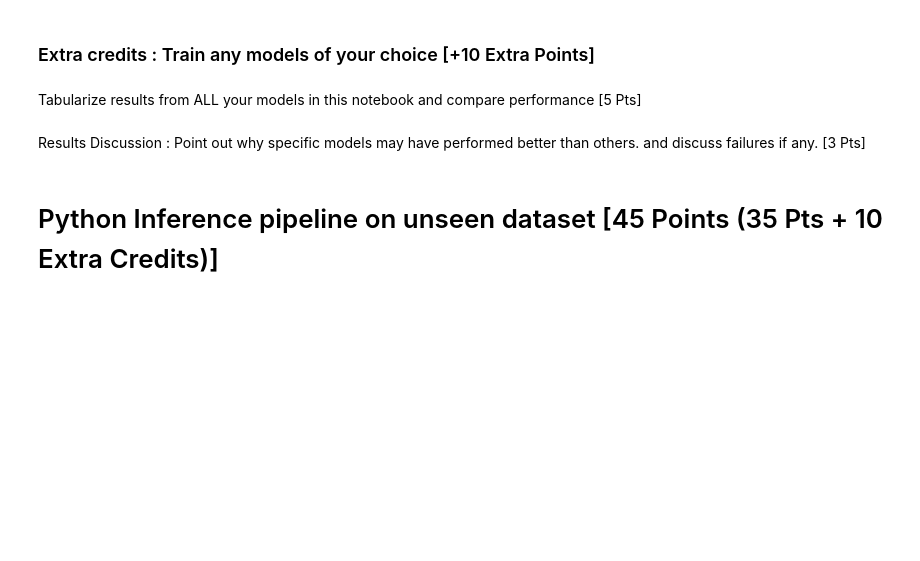
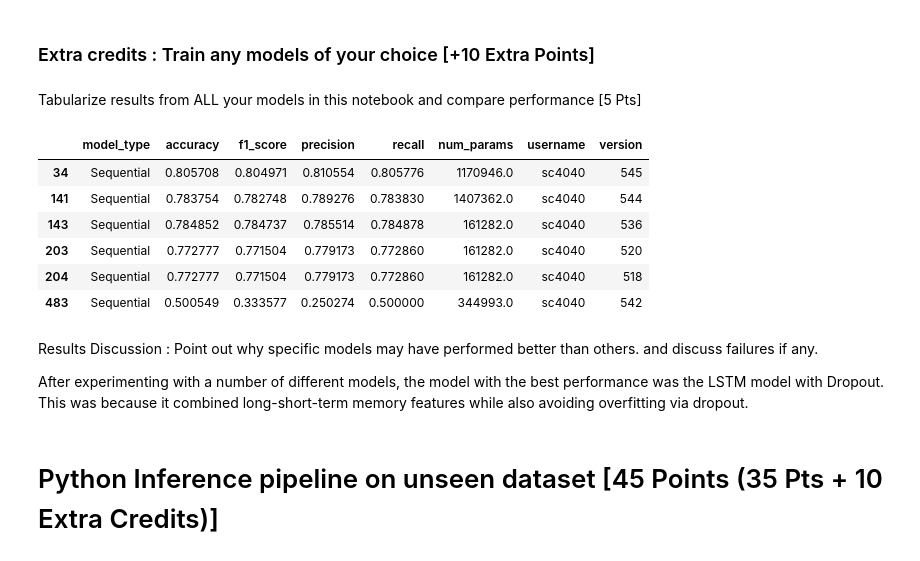
Before and after one commit to fsarshad/NLP, a Jupyter notebook: assignment3_Part2_1_sc4040_ajh2259_fsa2139.ipynb, the cells around one changed output. Saved outputs shown, nothing was run; the diff lists cells and outputs as text; code cells hidden in the pictures; blank space fills up the shorter version.

```diff
--- a/assignment3_Part2_1_sc4040_ajh2259_fsa2139.ipynb
+++ b/assignment3_Part2_1_sc4040_ajh2259_fsa2139.ipynb
@@ -933,8 +942,25 @@ upload_preds_to_aimodelshare(
 # Any modern models of your choice (should be released after BERT)
 # %% [markdown]
 Tabularize results from ALL your models in this notebook and compare performance [5 Pts]
+# %%
+# Get raw data in pandas data frame
+data = mycompetition.get_leaderboard()
+# %%
+tabular = data[["model_type", "accuracy", "f1_score", "precision", "recall", "num_params", "username", "version"]]
+tabular_group = tabular[tabular["version"].isin([518,520,536,542,544,545])]
+tabular_group
+# %% [output]
+|  | model_type | accuracy | f1_score | precision | recall | num_params | username | version |
+| 34 | Sequential | 0.805708 | 0.804971 | 0.810554 | 0.805776 | 1170946.0 | sc4040 | 545 |
+| 141 | Sequential | 0.783754 | 0.782748 | 0.789276 | 0.783830 | 1407362.0 | sc4040 | 544 |
+| 143 | Sequential | 0.784852 | 0.784737 | 0.785514 | 0.784878 | 161282.0 | sc4040 | 536 |
+| 203 | Sequential | 0.772777 | 0.771504 | 0.779173 | 0.772860 | 161282.0 | sc4040 | 520 |
+| 204 | Sequential | 0.772777 | 0.771504 | 0.779173 | 0.772860 | 161282.0 | sc4040 | 518 |
+| 483 | Sequential | 0.500549 | 0.333577 | 0.250274 | 0.500000 | 344993.0 | sc4040 | 542 |
 # %% [markdown]
-Results Discussion : Point out why specific models may have performed better than others. and discuss failures if any. [3 Pts]
+Results Discussion : Point out why specific models may have performed better than others. and discuss failures if any.
+
+After experimenting with a number of different models, the model with the best performance was the LSTM model with Dropout. This was because it combined long-short-term memory features while also avoiding overfitting via dropout.
 # %% [markdown]
 # Python Inference pipeline on unseen dataset [45 Points (35 Pts + 10 Extra Credits)]
 # %% [markdown]
```
Also changed, not shown: parts of 7 cells of this notebook.
